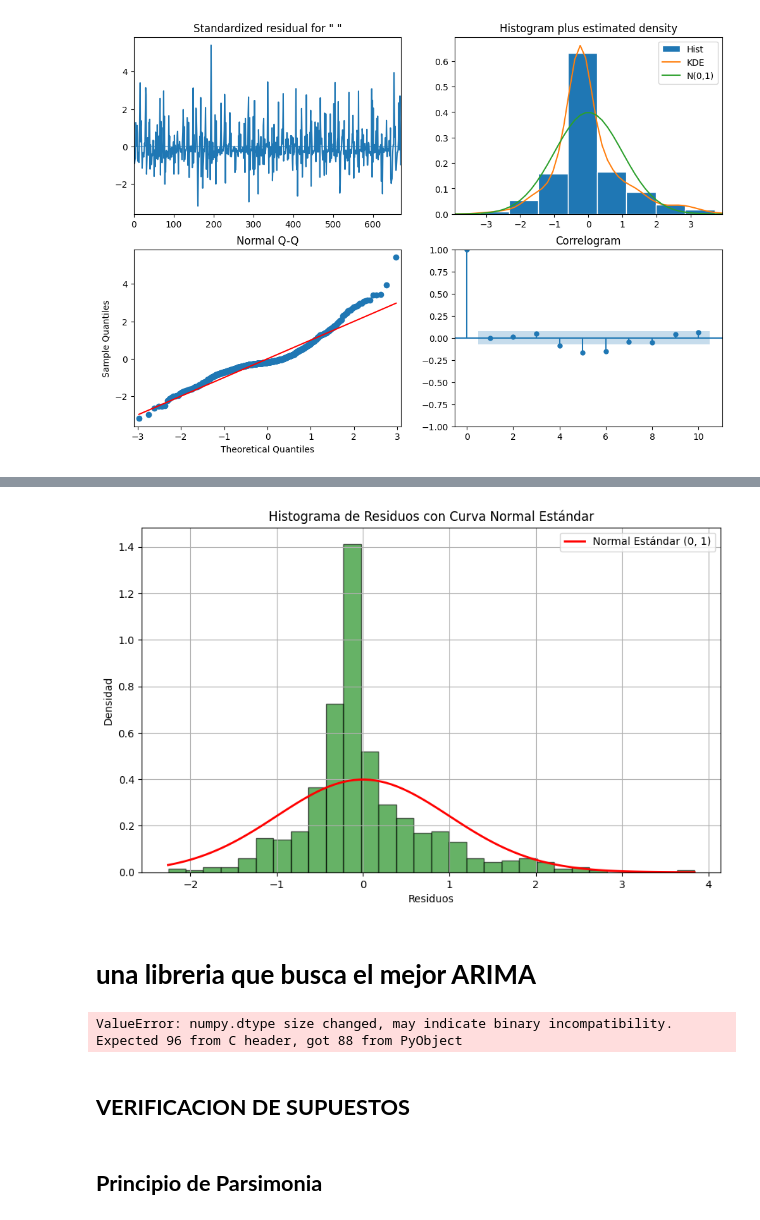
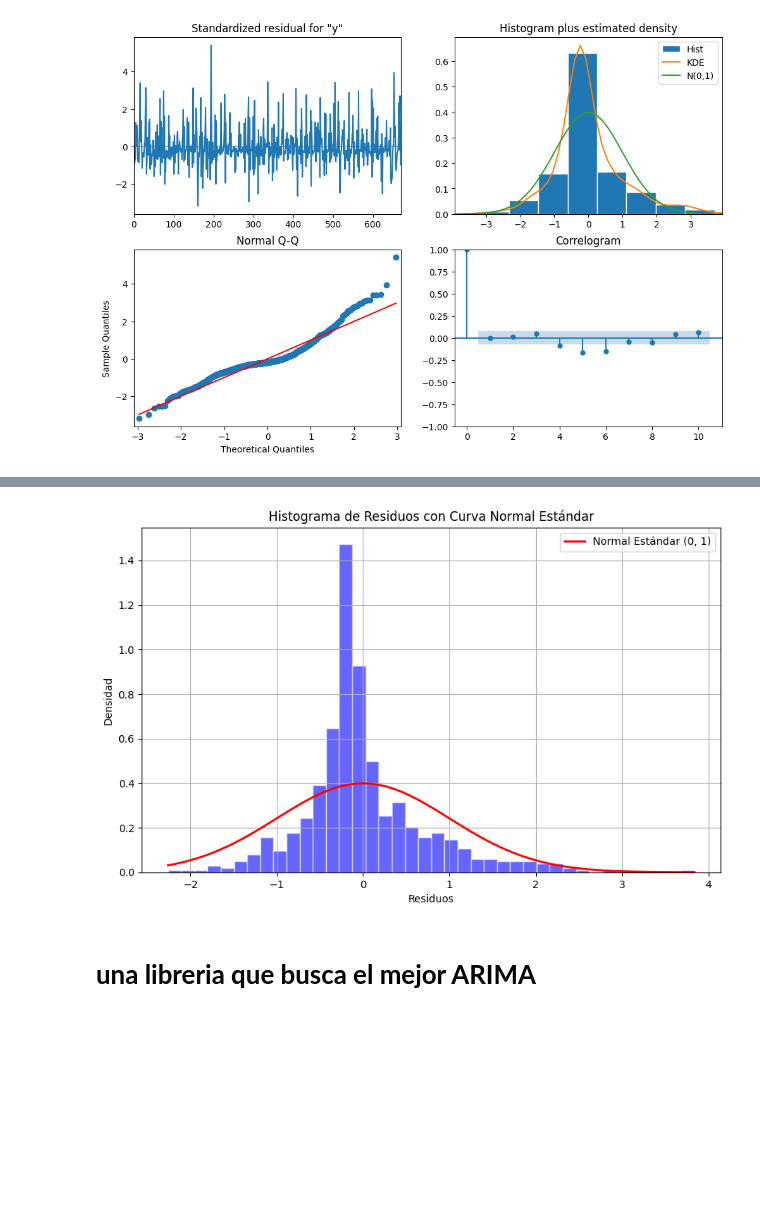
Before and after one commit to heritaco/Time-Series, a Jupyter notebook: 05-SARIMA/Puebla.ipynb, the cells around one changed output, grey strips where cells are left out. Drawn from its saved outputs; the diff is of its cells as text; code cells hidden in the pictures; blank space fills up the shorter version.

```diff
--- a/05-SARIMA/Puebla.ipynb
+++ b/05-SARIMA/Puebla.ipynb
@@ -23,0 +54,3 @@ date = pd.to_datetime(date, format='%Y/%m')# Convert the date column to datetime
+# %%
+pre = pd.Series(pre.values, index=date) # Create a new Series with the date as index
+pre
@@ -437,48 +474,29 @@ modelo.resid.hist(bins=30)
 # %%
 # Importar la función para la distribución normal
 from scipy.stats import norm
 import numpy as np
 
 # Graficar el histograma de los residuos
 plt.figure(figsize=(10, 6))
-modelo.resid.hist(bins=30, density=True, alpha=0.6, color='g', edgecolor='black')
+modelo.resid.hist(bins=40, density=True, alpha=0.6, color='blue', edgecolor='white')
 
 # Generar valores para la curva normal estándar
 x = np.linspace(modelo.resid.min(), modelo.resid.max(), 100)
 normal_pdf = norm.pdf(x, loc=0, scale=1)  # Media 0, desviación estándar 1
 
 # Graficar la curva normal estándar
 plt.plot(x, normal_pdf, 'r-', lw=2, label='Normal Estándar (0, 1)')
 
 # Etiquetas y leyenda
 plt.title("Histograma de Residuos con Curva Normal Estándar")
 plt.xlabel("Residuos")
 plt.ylabel("Densidad")
 plt.legend()
 plt.grid(True)
 
 # Mostrar el gráfico
 plt.show()
 # %% [output]
-[figure, old version]
+[figure, new version]
 # %% [markdown]
 # **una libreria que busca el mejor ARIMA**
-# %%
-import pmdarima as pm
-
-# Find the best SARIMA model
-auto_sarima_model = pm.auto_arima(pre,
-                                  seasonal=True,
-                                  m=12,  # Monthly data, so seasonality is 12
-                                  stepwise=True,
-                                  suppress_warnings=True,
-                                  trace=True)
-
-# Display the summary of the best model
-auto_sarima_model.summary()
-# %% [output]
-ValueError: numpy.dtype size changed, may indicate binary incompatibility. Expected 96 from C header, got 88 from PyObject
-# %% [markdown]
-## **VERIFICACION DE SUPUESTOS**
-# %% [markdown]
-## **Principio de Parsimonia**
```
Also changed, not shown: parts of 62 cells of this notebook.
